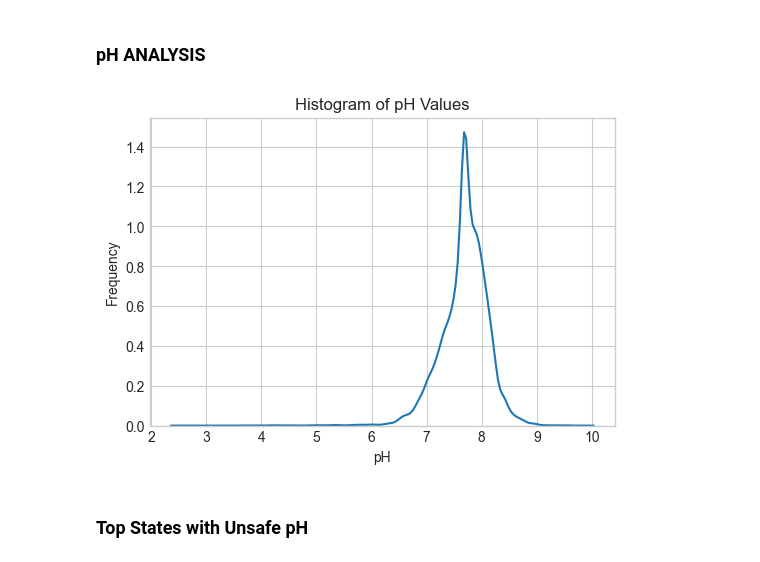
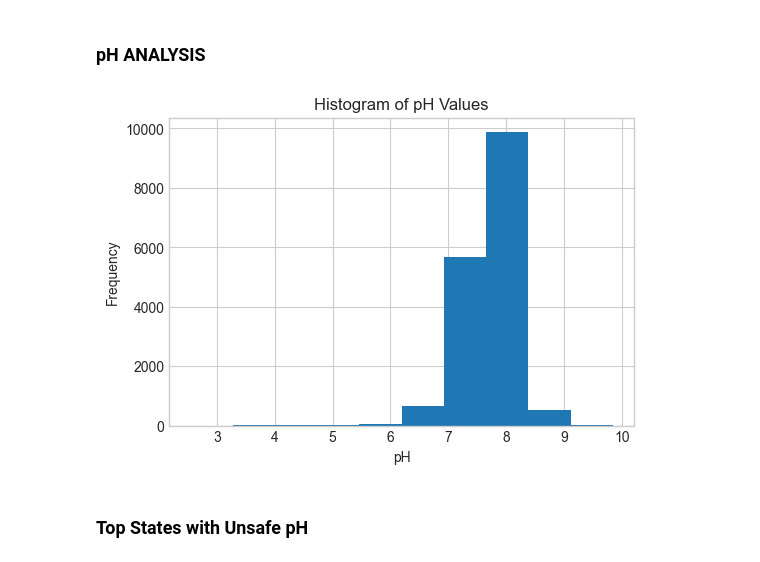
Before and after one commit to asminity/CGWS-Groundwater-Anlaysis, a Jupyter notebook: Report/report.ipynb, the cells around one changed output. Saved outputs shown, nothing was run; the diff lists cells and outputs as text; code cells hidden in the pictures.

```diff
--- a/Report/report.ipynb
+++ b/Report/report.ipynb
@@ -131,13 +131,14 @@ print(df[['State','District','Hardness_Category']].head())
 # %%
 plt.style.use("seaborn-v0_8-whitegrid")
 plt.figure(figsize=(6,4))
-sns.kdeplot(df["pH"])
+plt.hist(df["pH"])
+sns.kdeplot(df["pH"], color='red')
 plt.xlabel('pH')
 plt.ylabel('Frequency')
 plt.title('Histogram of pH Values')
 plt.show()
 # %% [output]
-[figure, old version]
+[figure, new version]
 # %% [markdown]
 ### **Top States with Unsafe pH**
 # %%
```
Also changed, not shown: parts of 1 cell of this notebook, 2 other files.
